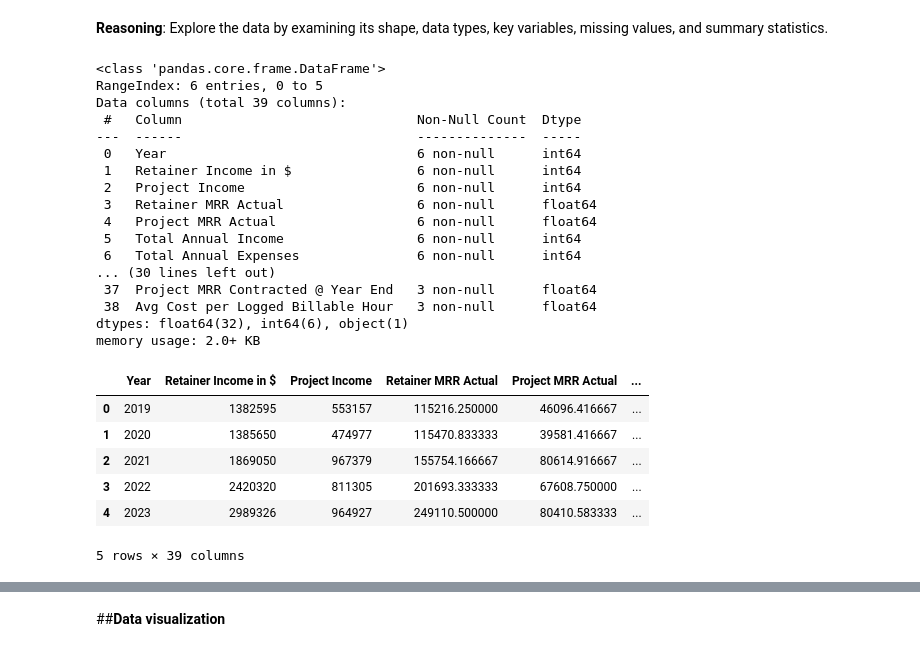
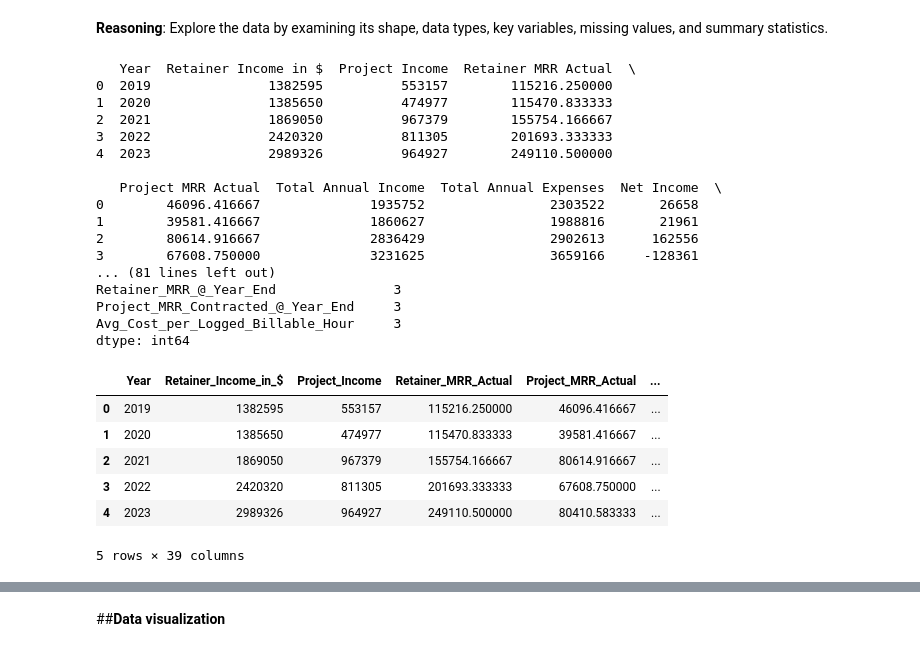
Before and after one commit to chipojaya1/pro_bono_dd, a Jupyter notebook: Efficiency_Report.ipynb, the cells around one changed output, grey strips where cells are left out. Drawn from its saved outputs; the diff is of its cells as text; code cells hidden in the pictures.

```diff
--- a/Efficiency_Report.ipynb
+++ b/Efficiency_Report.ipynb
@@ -42,32 +42,40 @@ hiring = pd.read_excel(file_path, sheet_name='Hiring Attrition Metrics')
 # %% [markdown]
 **Reasoning**:
 Explore the data by examining its shape, data types, key variables, missing values, and summary statistics.
+# %%
+# Display the first few rows of the data
+print(all.head())
+
+# Rename columns for easier reference (optional)
+all.columns = [col.strip().replace(' ', '_') for col in all.columns]
+
+# Check for missing values
+print(all.isnull().sum())
+# %% [output]
+   Year  Retainer Income in $  Project Income  Retainer MRR Actual  \
+0  2019               1382595          553157        115216.250000
+1  2020               1385650          474977        115470.833333
+2  2021               1869050          967379        155754.166667
+3  2022               2420320          811305        201693.333333
+4  2023               2989326          964927        249110.500000
+
+   Project MRR Actual  Total Annual Income  Total Annual Expenses  Net Income  \
+0        46096.416667              1935752                2303522       26658
+1        39581.416667              1860627                1988816       21961
+2        80614.916667              2836429                2902613      162556
+3        67608.750000              3231625                3659166     -128361
+... (81 lines left out)
+Retainer_MRR_@_Year_End               3
+Project_MRR_Contracted_@_Year_End     3
+Avg_Cost_per_Logged_Billable_Hour     3
+dtype: int64
 # %%
-all.info()
-print('\n')
 all.head()
 # %% [output]
+|  | Year | Retainer_Income_in_$ | Project_Income | Retainer_MRR_Actual | Project_MRR_Actual | ... |
+| 0 | 2019 | 1382595 | 553157 | 115216.250000 | 46096.416667 | ... |
+| 1 | 2020 | 1385650 | 474977 | 115470.833333 | 39581.416667 | ... |
+| 2 | 2021 | 1869050 | 967379 | 155754.166667 | 80614.916667 | ... |
+| 3 | 2022 | 2420320 | 811305 | 201693.333333 | 67608.750000 | ... |
+| 4 | 2023 | 2989326 | 964927 | 249110.500000 | 80410.583333 | ... |
-<class 'pandas.core.frame.DataFrame'>
-RangeIndex: 6 entries, 0 to 5
-Data columns (total 39 columns):
- #   Column                              Non-Null Count  Dtype
----  ------                              --------------  -----
- 0   Year                                6 non-null      int64
- 1   Retainer Income in $                6 non-null      int64
- 2   Project Income                      6 non-null      int64
- 3   Retainer MRR Actual                 6 non-null      float64
- 4   Project MRR Actual                  6 non-null      float64
- 5   Total Annual Income                 6 non-null      int64
- 6   Total Annual Expenses               6 non-null      int64
-... (30 lines left out)
- 37  Project MRR Contracted @ Year End   3 non-null      float64
- 38  Avg Cost per Logged Billable Hour   3 non-null      float64
-dtypes: float64(32), int64(6), object(1)
-memory usage: 2.0+ KB
+5 rows × 39 columns
-|  | Year | Retainer Income in $ | Project Income | Retainer MRR Actual | Project MRR Actual | ... |
-| 0 | 2019 | 1382595 | 553157 | 115216.250000 | 46096.416667 | ... |
-| 1 | 2020 | 1385650 | 474977 | 115470.833333 | 39581.416667 | ... |
-| 2 | 2021 | 1869050 | 967379 | 155754.166667 | 80614.916667 | ... |
-| 3 | 2022 | 2420320 | 811305 | 201693.333333 | 67608.750000 | ... |
-| 4 | 2023 | 2989326 | 964927 | 249110.500000 | 80410.583333 | ... |
-5 rows × 39 columns
```
Also changed, not shown: parts of 24 cells of this notebook.
